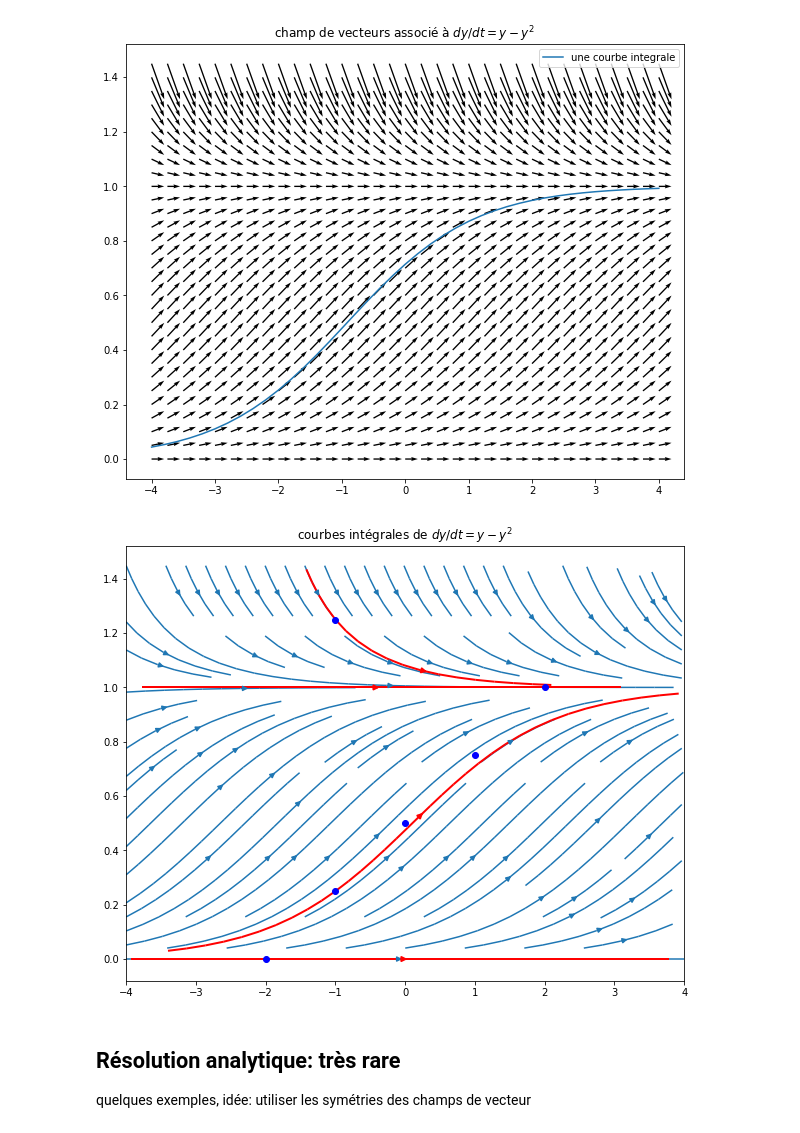
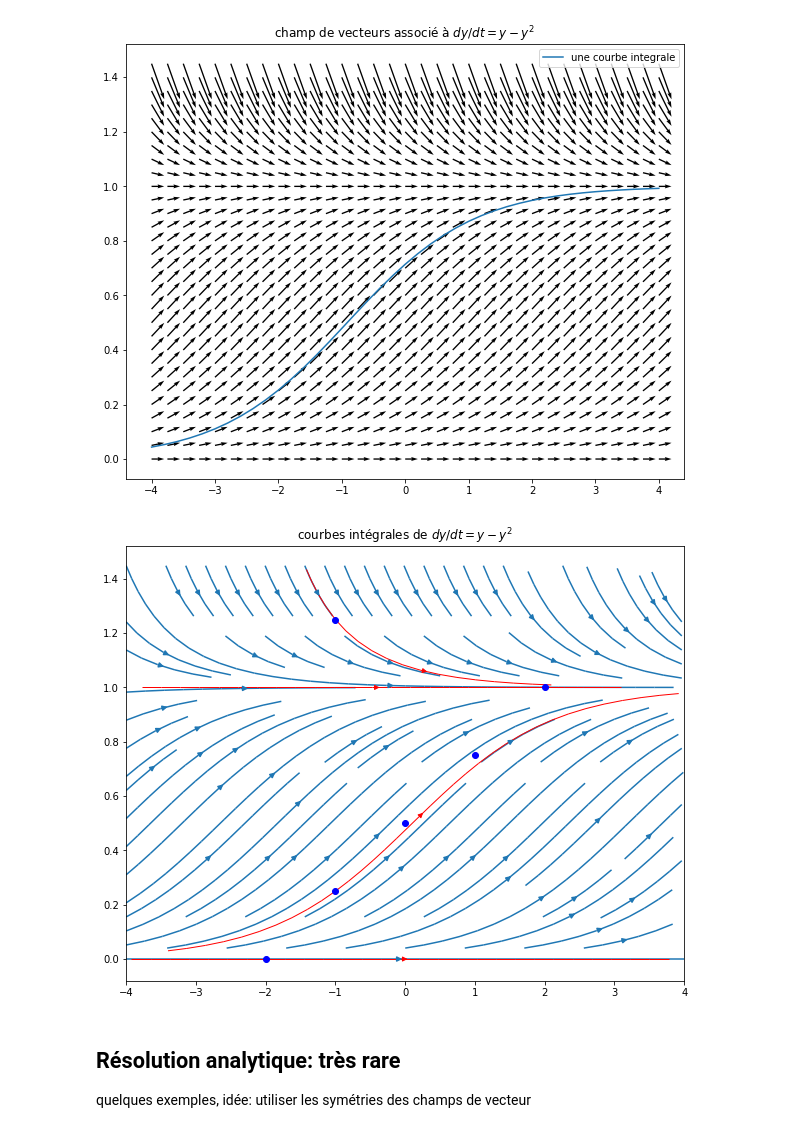
Before and after one commit to azerad/labomathedo, a Jupyter notebook: labomathedo.ipynb, the cells around one changed output. Saved outputs shown, nothing was run; the diff lists cells and outputs as text; code cells hidden in the pictures.

```diff
--- a/labomathedo.ipynb
+++ b/labomathedo.ipynb
@@ -140,25 +140,25 @@ plt.show()
 # %%
 import matplotlib.pyplot as plt
 import numpy as np
 
 X, Y = np.meshgrid(np.arange(-4, 4.2, .25), np.arange(0, 1.5, .05))
 U = np.ones_like(X)
 #V = X-Y
 V=Y-Y**2
 fig1 = plt.figure(figsize=(10, 8))
 plt.title('courbes intégrales de $dy/dt =y- y^2$ ')
 plt.streamplot(X, Y, U, V)
 #plt.legend(' courbe intégrale')
 seed_points = np.array([[-2, -1, 0, 1, 2, -1], [0, 0.25,  0.5, 0.75, 1, 1.25]])
 
-strm = plt.streamplot(X, Y, U, V, color=U, linewidth=2,
+strm = plt.streamplot(X, Y, U, V, color=U, linewidth=1,
                      cmap='autumn', start_points=seed_points.T)
 #fig1.colorbar(strm.lines)
 # Displaying the starting points with blue symbols.
 plt.plot(seed_points[0], seed_points[1], 'bo')
 plt.show()
 # %% [output]
-[figure, old version]
+[figure, new version]
 # %% [markdown]
 ## Résolution analytique: très rare
 quelques exemples,
```
Also changed, not shown: parts of 28 cells of this notebook.
